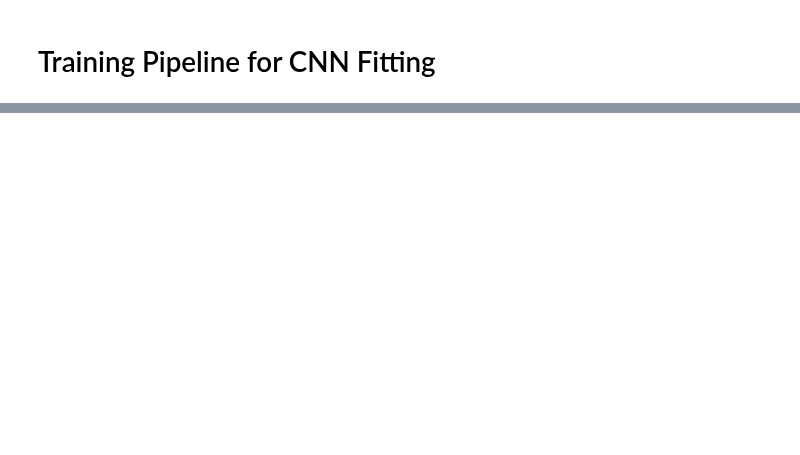
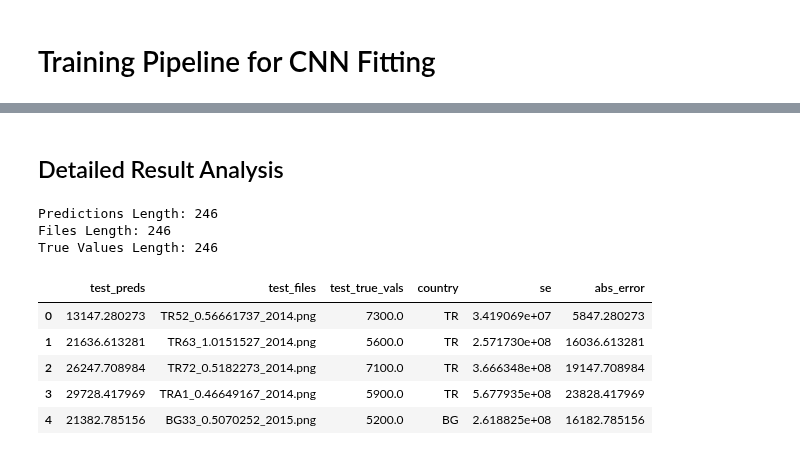
Before and after one commit to maxjonasbehrens/master_thesis_code, a Jupyter notebook: NeuralNetTrain/ee_import.ipynb, the cells around one changed output, grey strips where cells are left out. Cells and saved outputs as stored; diff of their text form; code cells hidden in the pictures; blank space fills up the shorter version.

```diff
--- a/NeuralNetTrain/ee_import.ipynb
+++ b/NeuralNetTrain/ee_import.ipynb
@@ -469,0 +651,2 @@ WARNING:tensorflow:From /usr/local/lib/python3.6/dist-packages/keras/backend/ten
+# %%
+model, test_it = run_test_harness("xs model","no","adam",models[0],data_type='viirs_night',lr=0.00001,batch_size=8,epochs=1000,target_size=in_shape[0], pred='nuts_value')
@@ -469,0 +699,2 @@ WARNING:tensorflow:From /usr/local/lib/python3.6/dist-packages/keras/backend/ten
+# %% [markdown]
+## Detailed Result Analysis
@@ -469,0 +710,23 @@ WARNING:tensorflow:From /usr/local/lib/python3.6/dist-packages/keras/backend/ten
+# %%
+# Check
+print('Predictions Length: '+str(len(test_preds)))
+print('Files Length: '+str(len(test_files)))
+print('True Values Length: '+str(len(test_true)))
+# %% [output]
+Predictions Length: 246
+Files Length: 246
+True Values Length: 246
+# %%
+res_dict = {'test_preds':list(test_preds[:,0]), 'test_files':list(test_files), 'test_true_vals':list(test_true)}
+result_dat = pd.DataFrame(res_dict)
+result_dat['country'] = result_dat['test_files'].str[:2]
+result_dat['se'] = (result_dat['test_true_vals']-result_dat['test_preds'])**2
+result_dat['abs_error'] = abs(result_dat['test_true_vals']-result_dat['test_preds'])
+result_dat.head()
+# %% [output]
+|  | test_preds | test_files | test_true_vals | country | se | abs_error |
+| 0 | 13147.280273 | TR52_0.56661737_2014.png | 7300.0 | TR | 3.419069e+07 | 5847.280273 |
+| 1 | 21636.613281 | TR63_1.0151527_2014.png | 5600.0 | TR | 2.571730e+08 | 16036.613281 |
+| 2 | 26247.708984 | TR72_0.5182273_2014.png | 7100.0 | TR | 3.666348e+08 | 19147.708984 |
+| 3 | 29728.417969 | TRA1_0.46649167_2014.png | 5900.0 | TR | 5.677935e+08 | 23828.417969 |
+| 4 | 21382.785156 | BG33_0.5070252_2015.png | 5200.0 | BG | 2.618825e+08 | 16182.785156 |
```
Also changed, not shown: parts of 42 cells of this notebook.
